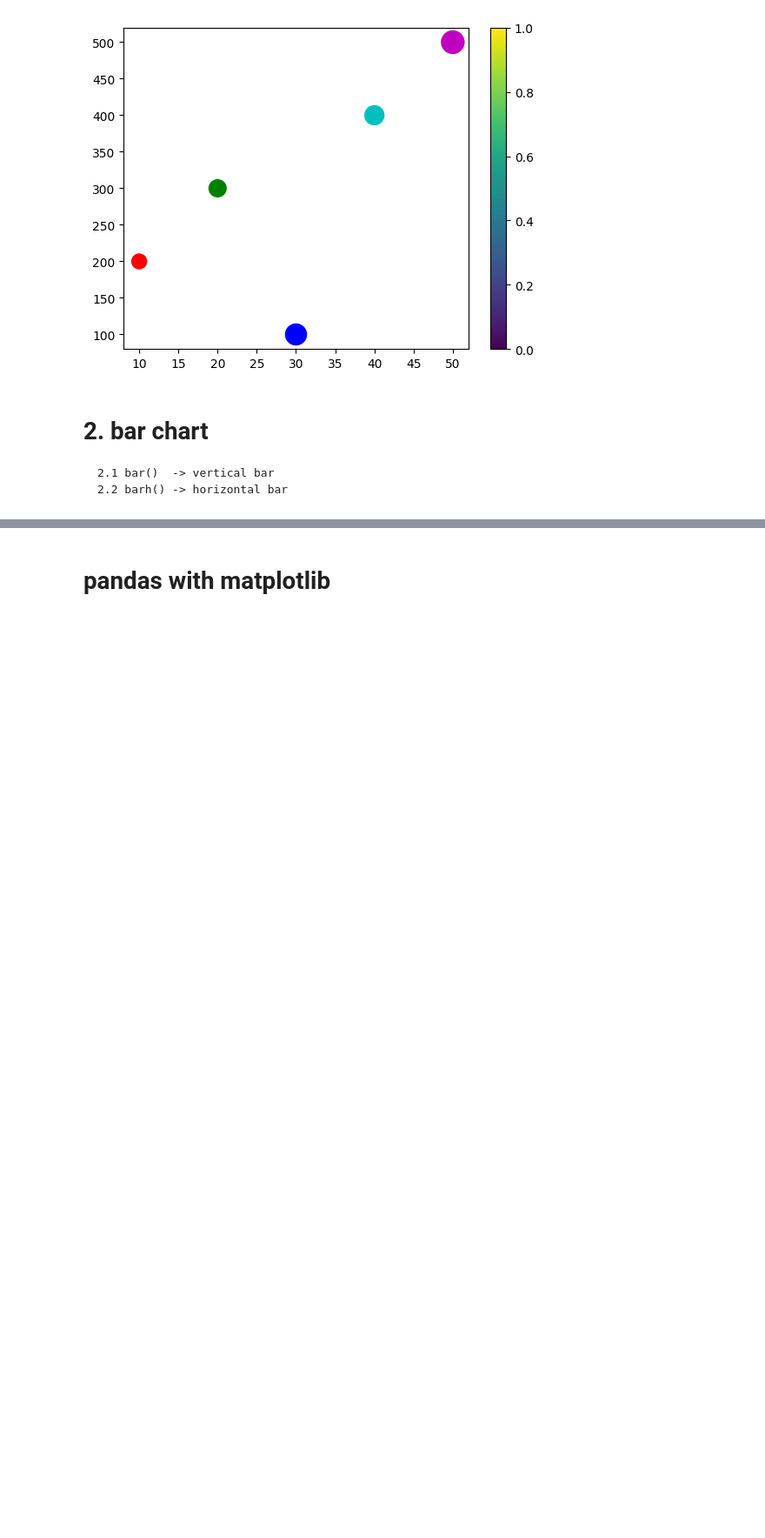
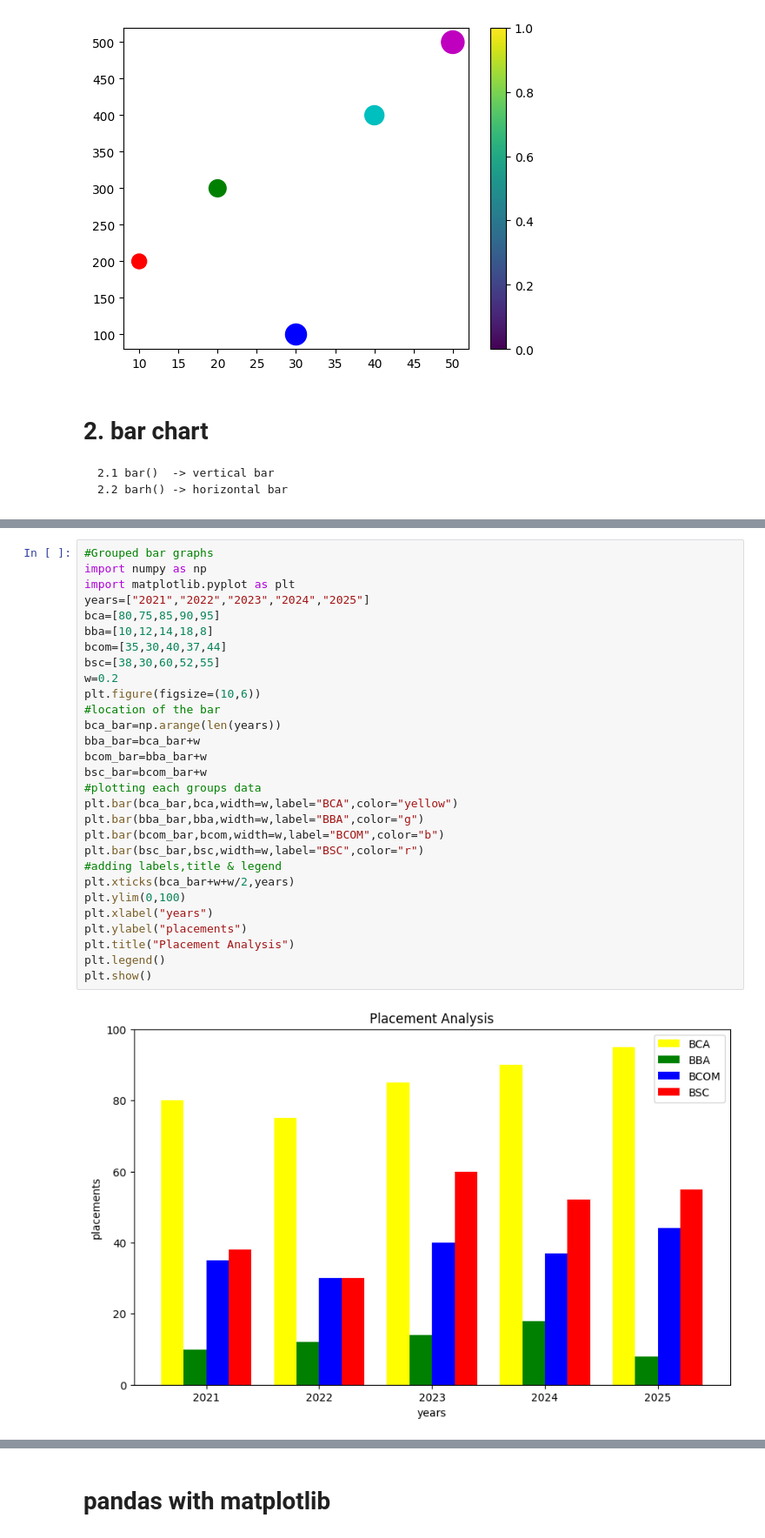
Before and after one commit to Reddysekhar8333/python, a Jupyter notebook: matplotlib.ipynb, the cells around one changed output, grey strips where cells are left out. Shown: that part at 87% size. Saved outputs shown, nothing was run; the diff lists cells and outputs as text; blank space fills up the shorter version.

```diff
--- a/matplotlib.ipynb
+++ b/matplotlib.ipynb
@@ -112,0 +141,31 @@ years=["2021",]
+# %%
+#Grouped bar graphs
+import numpy as np
+import matplotlib.pyplot as plt
+years=["2021","2022","2023","2024","2025"]
+bca=[80,75,85,90,95]
+bba=[10,12,14,18,8]
+bcom=[35,30,40,37,44]
+bsc=[38,30,60,52,55]
+w=0.2
+plt.figure(figsize=(10,6))
+#location of the bar
+bca_bar=np.arange(len(years))
+bba_bar=bca_bar+w
+bcom_bar=bba_bar+w
+bsc_bar=bcom_bar+w
+#plotting each groups data
+plt.bar(bca_bar,bca,width=w,label="BCA",color="yellow")
+plt.bar(bba_bar,bba,width=w,label="BBA",color="g")
+plt.bar(bcom_bar,bcom,width=w,label="BCOM",color="b")
+plt.bar(bsc_bar,bsc,width=w,label="BSC",color="r")
+#adding labels,title & legend
+plt.xticks(bca_bar+w+w/2,years)
+plt.ylim(0,100)
+plt.xlabel("years")
+plt.ylabel("placements")
+plt.title("Placement Analysis")
+plt.legend()
+plt.show()
+# %% [output]
+[figure, added]
```
Also changed, not shown: parts of 12 cells of this notebook.
